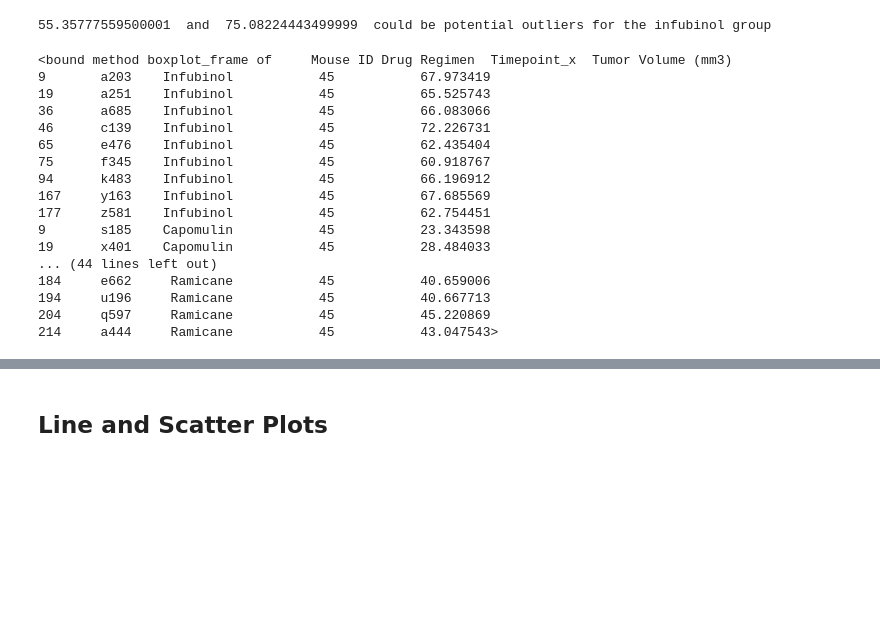
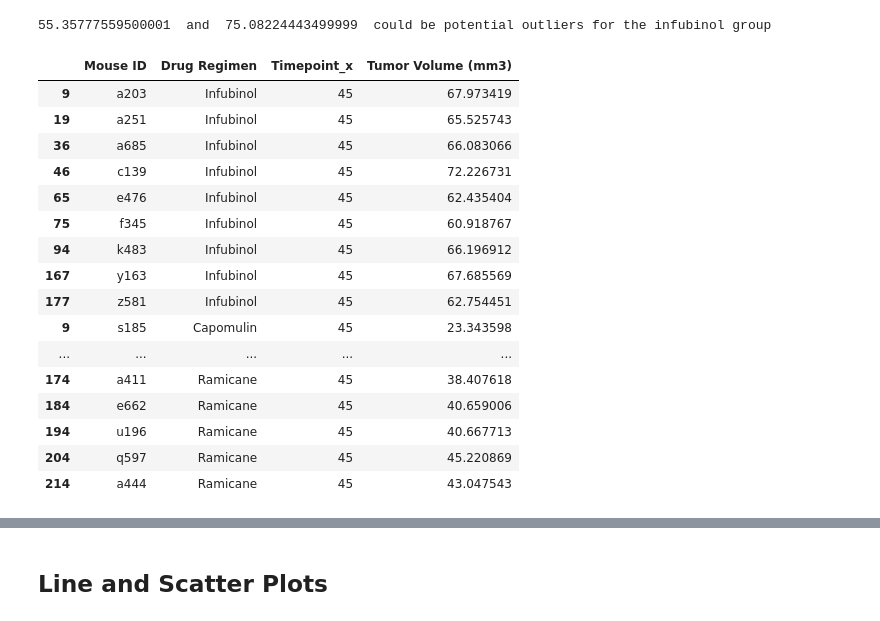
Before and after one commit to NinaLAnderson3/Matplotlib_Pymaceuticals, a Jupyter notebook: Instructions/Pymaceuticals/pymaceuticals_starter.ipynb, the cells around one changed output, grey strips where cells are left out. Cells and saved outputs as stored; diff of their text form; code cells hidden in the pictures; blank space fills up the shorter version.

```diff
--- a/Instructions/Pymaceuticals/pymaceuticals_starter.ipynb
+++ b/Instructions/Pymaceuticals/pymaceuticals_starter.ipynb
@@ -335,42 +342,28 @@ print(lower_infu," and ", upper_infu, " could be potential outliers for the infu
 # %%
 # Put treatments into a list for for loop (and later for plot labels)
 x_axis = ["Ramicane","Infubinol","Ceftamin","Capomulin"]
 
 # Create empty list to fill with tumor vol data (for plotting)
 #I found the concatenate function on www.towardsdatascience.com
 new_df = pd.concat([ceft_results,capo_results])
 df2 = pd.concat([infu_results, rami_results])
 total = pd.concat([new_df, df2])
-
-grouped_df = new_df.groupby("Drug Regimen").mean()["Tumor Volume (mm3)"]
-total.boxplot
-
-
-# Calculate the IQR and quantitatively determine if there are any potential outliers.
-
-
-    # Locate the rows which contain mice on each drug and get the tumor volumes
-
-
-    # add subset
-
-
-    # Determine outliers using upper and lower bounds
+total
 # %% [output]
-<bound method boxplot_frame of     Mouse ID Drug Regimen  Timepoint_x  Tumor Volume (mm3)
-9       a203    Infubinol           45           67.973419
-19      a251    Infubinol           45           65.525743
-36      a685    Infubinol           45           66.083066
-46      c139    Infubinol           45           72.226731
-65      e476    Infubinol           45           62.435404
-75      f345    Infubinol           45           60.918767
-94      k483    Infubinol           45           66.196912
-167     y163    Infubinol           45           67.685569
-177     z581    Infubinol           45           62.754451
-9       s185    Capomulin           45           23.343598
-19      x401    Capomulin           45           28.484033
-... (44 lines left out)
-184     e662     Ramicane           45           40.659006
-194     u196     Ramicane           45           40.667713
-204     q597     Ramicane           45           45.220869
-214     a444     Ramicane           45           43.047543>
+|  | Mouse ID | Drug Regimen | Timepoint_x | Tumor Volume (mm3) |
+| 9 | a203 | Infubinol | 45 | 67.973419 |
+| 19 | a251 | Infubinol | 45 | 65.525743 |
+| 36 | a685 | Infubinol | 45 | 66.083066 |
+| 46 | c139 | Infubinol | 45 | 72.226731 |
+| 65 | e476 | Infubinol | 45 | 62.435404 |
+| 75 | f345 | Infubinol | 45 | 60.918767 |
+| 94 | k483 | Infubinol | 45 | 66.196912 |
+| 167 | y163 | Infubinol | 45 | 67.685569 |
+| 177 | z581 | Infubinol | 45 | 62.754451 |
+| 9 | s185 | Capomulin | 45 | 23.343598 |
+| ... | ... | ... | ... | ... |
+| 174 | a411 | Ramicane | 45 | 38.407618 |
+| 184 | e662 | Ramicane | 45 | 40.659006 |
+| 194 | u196 | Ramicane | 45 | 40.667713 |
+| 204 | q597 | Ramicane | 45 | 45.220869 |
+| 214 | a444 | Ramicane | 45 | 43.047543 |
```
Also changed, not shown: parts of 6 cells of this notebook.
